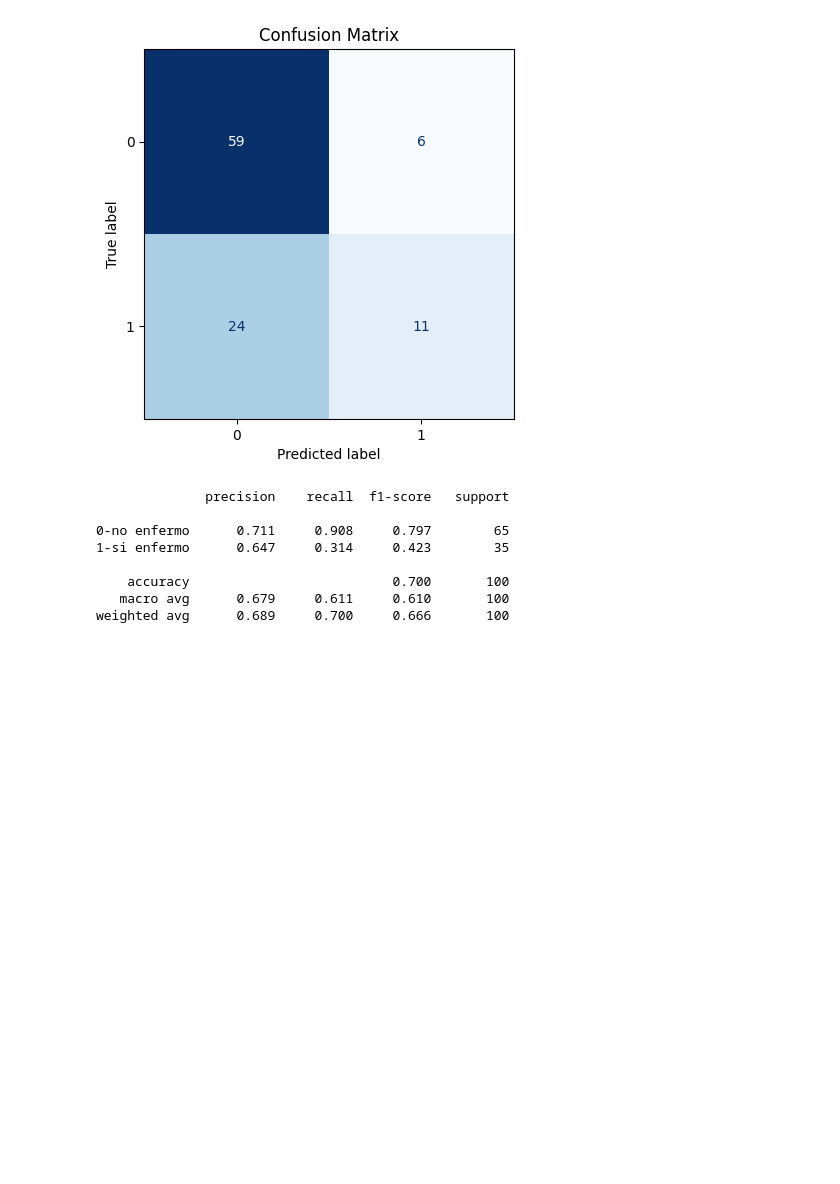
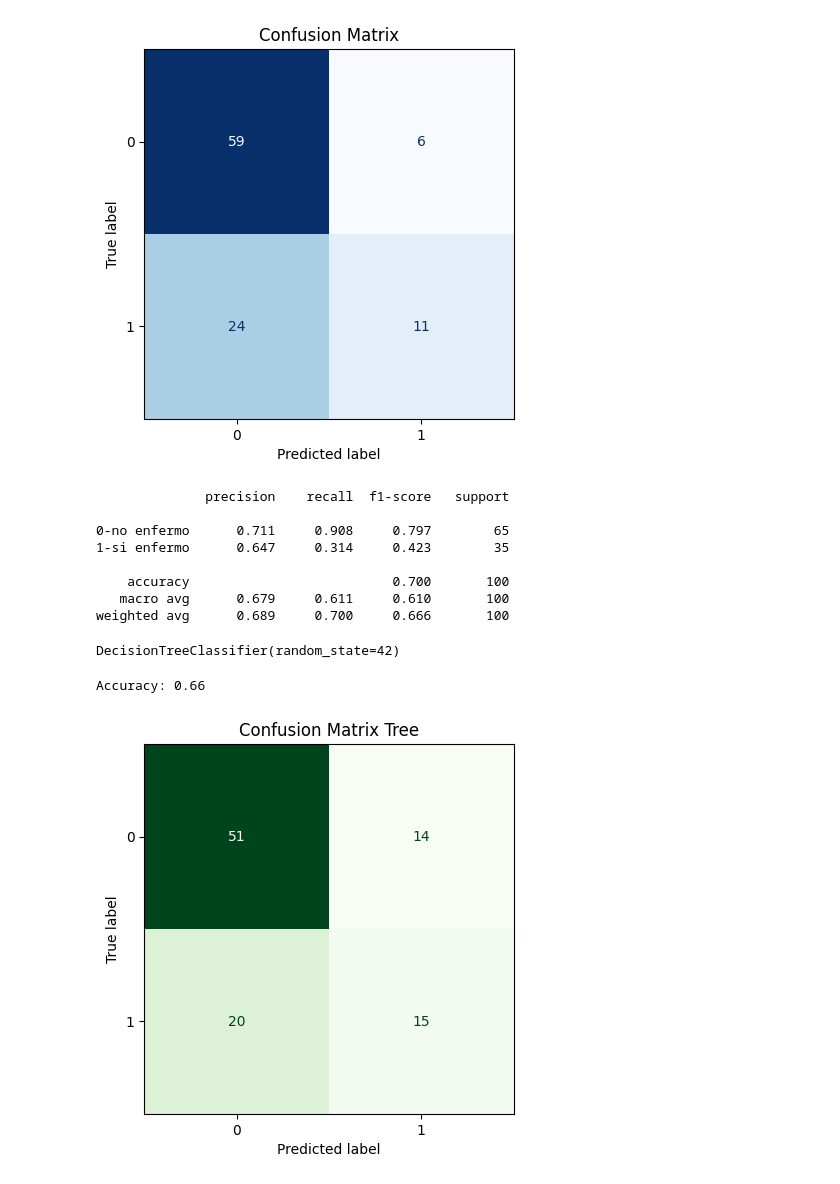
Before and after one commit to mikesaurio/MachineLearning, a Jupyter notebook: supervisado/svm/SMV_base.ipynb, the cells around one changed output. Saved outputs shown, nothing was run; the diff lists cells and outputs as text; code cells hidden in the pictures; blank space fills up the shorter version.

```diff
--- a/supervisado/svm/SMV_base.ipynb
+++ b/supervisado/svm/SMV_base.ipynb
@@ -114,3 +114,24 @@ print(classification_report(Y_test, svm_pred, target_names=["0-no enfermo", "1-s
     accuracy                          0.700       100
    macro avg      0.679     0.611     0.610       100
 weighted avg      0.689     0.700     0.666       100
+# %%
+tree = DecisionTreeClassifier(random_state=42)
+# %%
+tree.fit(X_train, Y_train)
+# %% [output]
+DecisionTreeClassifier(random_state=42)
+# %%
+tree_score=tree.score(X_test, Y_test)
+print("Accuracy:", tree_score)
+# %% [output]
+Accuracy: 0.66
+# %%
+tree_pred = tree.predict(X_test)
+# %%
+cm = confusion_matrix(Y_test, tree_pred)
+disp = ConfusionMatrixDisplay(confusion_matrix=cm)
+disp.plot(cmap="Greens", colorbar=False)
+plt.title("Confusion Matrix Tree")
+plt.show()
+# %% [output]
+[figure, added]
```
Also changed, not shown: parts of 3 cells of this notebook, 3 other files.
